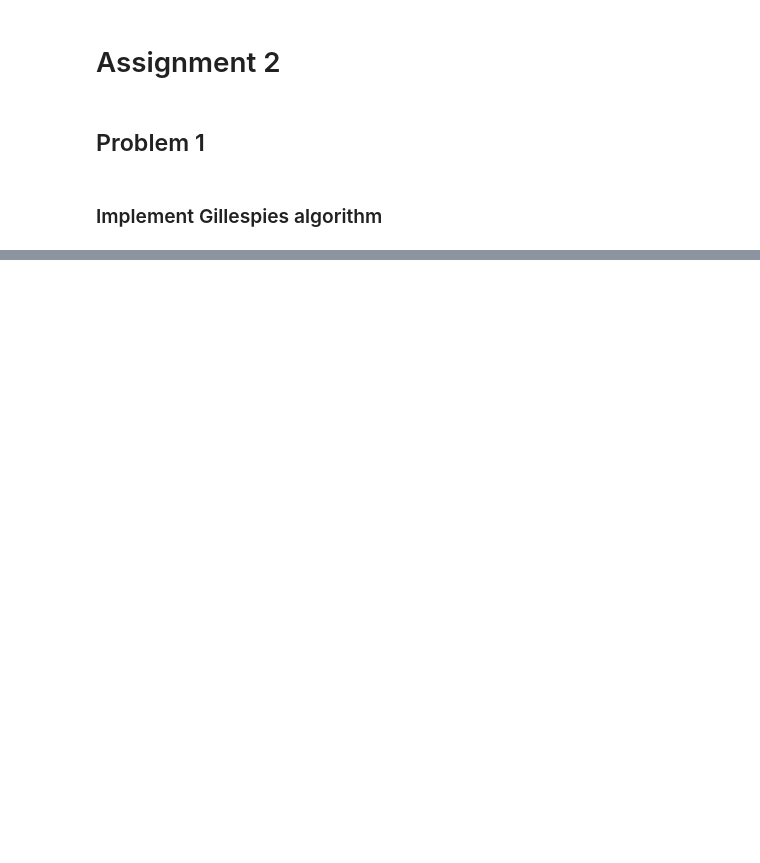
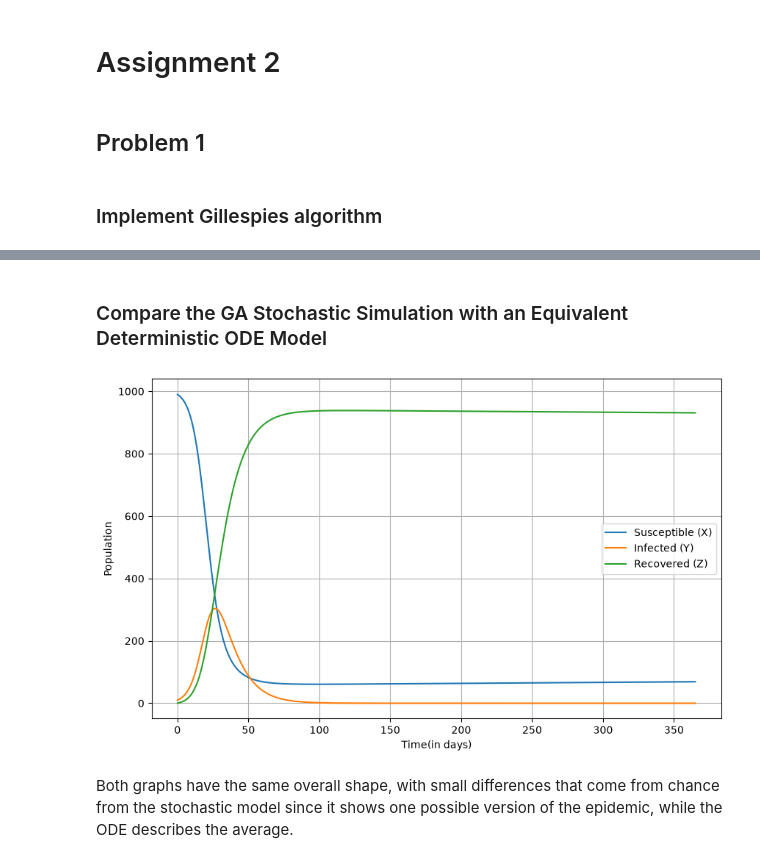
Before and after one commit to emilie-taffouraud/assignment2-stochastic-spatial-models, a Jupyter notebook: Jakobsen_16944763_Taffouraud_14886820_assignment2.ipynb, the cells around one changed output, grey strips where cells are left out. Saved outputs shown, nothing was run; the diff lists cells and outputs as text; code cells hidden in the pictures; blank space fills up the shorter version.

Commit message:
added an equivalent ode model to compare the gillepsies algorithm

```diff
--- a/Jakobsen_16944763_Taffouraud_14886820_assignment2.ipynb
+++ b/Jakobsen_16944763_Taffouraud_14886820_assignment2.ipynb
@@ -160,0 +162,49 @@ plt.show()
+# %% [markdown]
+### Compare the GA Stochastic Simulation with an Equivalent Deterministic ODE Model
+# %%
+# Using the same initial values, events and rates
+
+# Initial population
+N0 = 1000
+
+# Initial conditions
+Y = 10
+Z = 0
+X = N0 - Y - Z
+y0 = [X, Y, Z]
+
+# Parameters measured in days
+beta = 0.3
+gamma = 0.1
+mu = 1 / (80 * 365)
+
+# Time - 1 year
+t = np.linspace(0,365,1000)
+
+
+def model(y, t, beta, gamma, u):
+    s, i, r = y
+    N = s + i + r
+    dsdt = u*N - beta*s*i/N - u*s
+    didt = beta*s*i/N - gamma*i - u*i
+    drdt = gamma*i - u*r
+    return [dsdt, didt, drdt]
+
+# Numerically integrate the ODE
+solution = odeint(model, y0, t, args=(beta, gamma, mu))
+
+s, i, r = solution.T
+
+plt.figure(figsize=(10, 6))
+plt.plot(t, s, label="Susceptible (X)")
+plt.plot(t, i, label="Infected (Y)")
+plt.plot(t, r, label="Recovered (Z)")
+plt.xlabel("Time (in days)")
+plt.ylabel("Population")
+plt.legend()
+plt.grid()
+plt.show()
+# %% [output]
+[figure, added]
+# %% [markdown]
+Both graphs have the same overall shape, with small differences that come from chance from the stochastic model since it shows one possible version of the epidemic, while the ODE describes the average.
```
Also changed, not shown: parts of 2 cells of this notebook.
